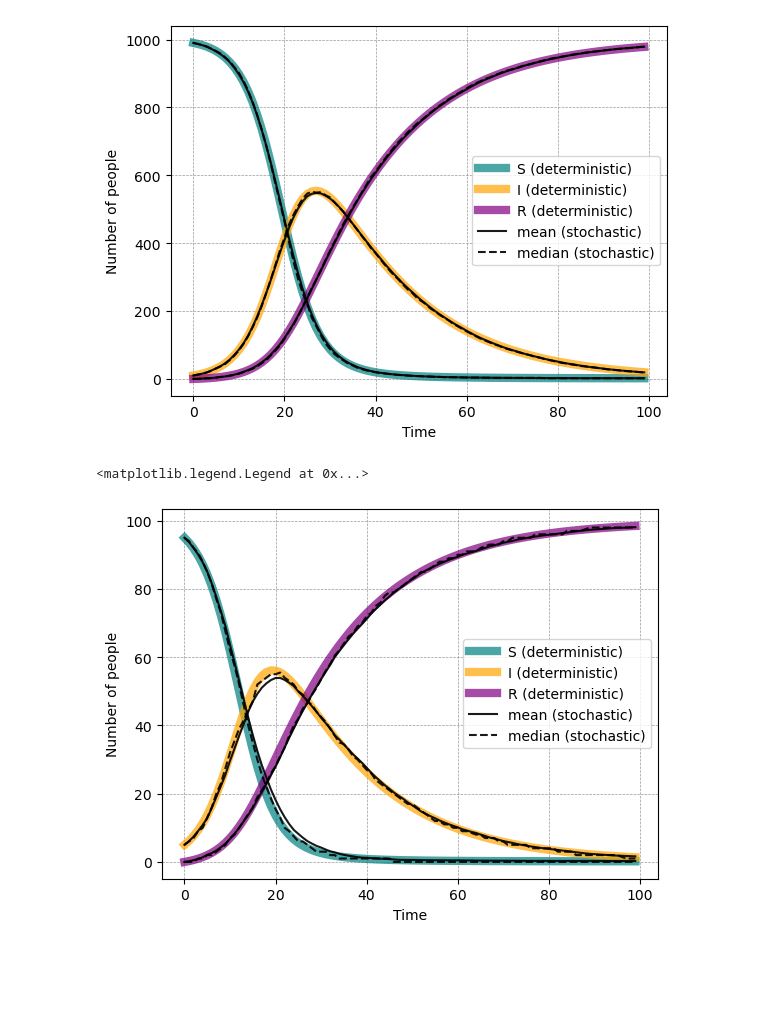
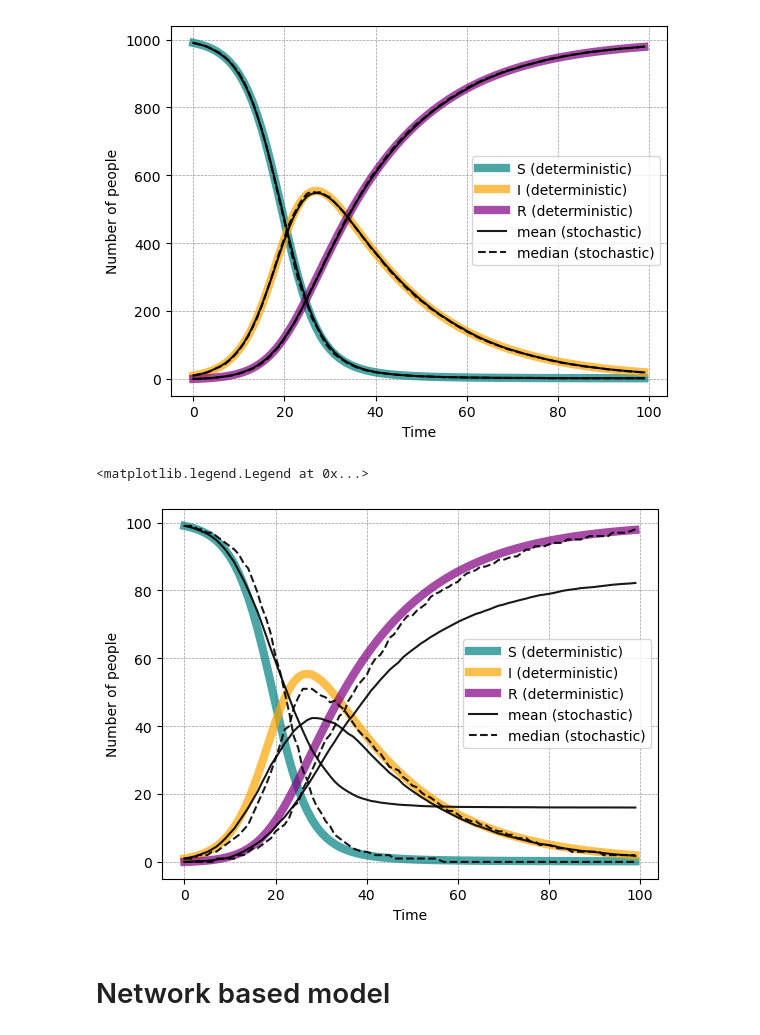
Before and after one commit to nmoghaddas19/PHYS-7335, a Jupyter notebook: epidemics/code.ipynb, the cells around one changed output. Cells and saved outputs as stored; diff of their text form; code cells hidden in the pictures; blank space fills up the shorter version.

```diff
--- a/epidemics/code.ipynb
+++ b/epidemics/code.ipynb
@@ -151,38 +151,40 @@ ax.legend()
 <matplotlib.legend.Legend at 0x...>
 [figure]
 # %%
-S, I, R = det_sir(S0=95, I0=5, R0=0, beta=0.3, gamma=0.05, n_days=100)
+S, I, R = det_sir(S0=99, I0=1, R0=0, beta=0.3, gamma=0.05, n_days=100)
 sir_sto = pd.DataFrame(columns=['t', 'S', 'I', 'R'])
 
 for i in range(100):
-    S_sto, I_sto, R_sto = stochastic_sir(S0=95, I0=5, R0=0, beta=0.3, gamma=0.05, n_days=100)
+    S_sto, I_sto, R_sto = stochastic_sir(S0=99, I0=1, R0=0, beta=0.3, gamma=0.05, n_days=100)
     df = pd.DataFrame({'t': range(0,100),
                        'S': S_sto,
                        'I': I_sto,
                        'R': R_sto})
     sir_sto = pd.concat([sir_sto, df], ignore_index=True)
 
 sir_sto[['S', 'I', 'R']] = sir_sto[['S', 'I', 'R']].apply(pd.to_numeric)
 quantiles = sir_sto.groupby('t').describe(percentiles=[.05, .5, .95])
 
 fig, ax = plt.subplots()
 
 ax.plot(S, color='teal', alpha=0.7, label='S (deterministic)', linewidth=6)
 ax.plot(I, color='orange', alpha=0.7, label='I (deterministic)', linewidth=6)
 ax.plot(R, color='purple', alpha=0.7, label='R (deterministic)', linewidth=6)
 
 ax.plot(quantiles['S']['mean'], 'black', alpha=0.9, label = 'mean (stochastic)')
 ax.plot(quantiles['I']['mean'], 'black', alpha=0.9)
 ax.plot(quantiles['R']['mean'], 'black', alpha=0.9)
 
 ax.plot(quantiles['S']['50%'], 'black', alpha=0.9, linestyle='--', label = 'median (stochastic)')
 ax.plot(quantiles['I']['50%'], 'black', alpha=0.9, linestyle='--')
 ax.plot(quantiles['R']['50%'], 'black', alpha=0.9, linestyle='--')
 
 ax.set_xlabel('Time')
 ax.set_ylabel('Number of people')
 ax.grid(color='#999999', linestyle='--', linewidth=0.5)
 ax.legend()
 # %% [output]
 <matplotlib.legend.Legend at 0x...>
-[figure, old version]
+[figure, new version]
+# %% [markdown]
+# Network based model
```
Also changed, not shown: parts of 6 cells of this notebook, 1 other file.
